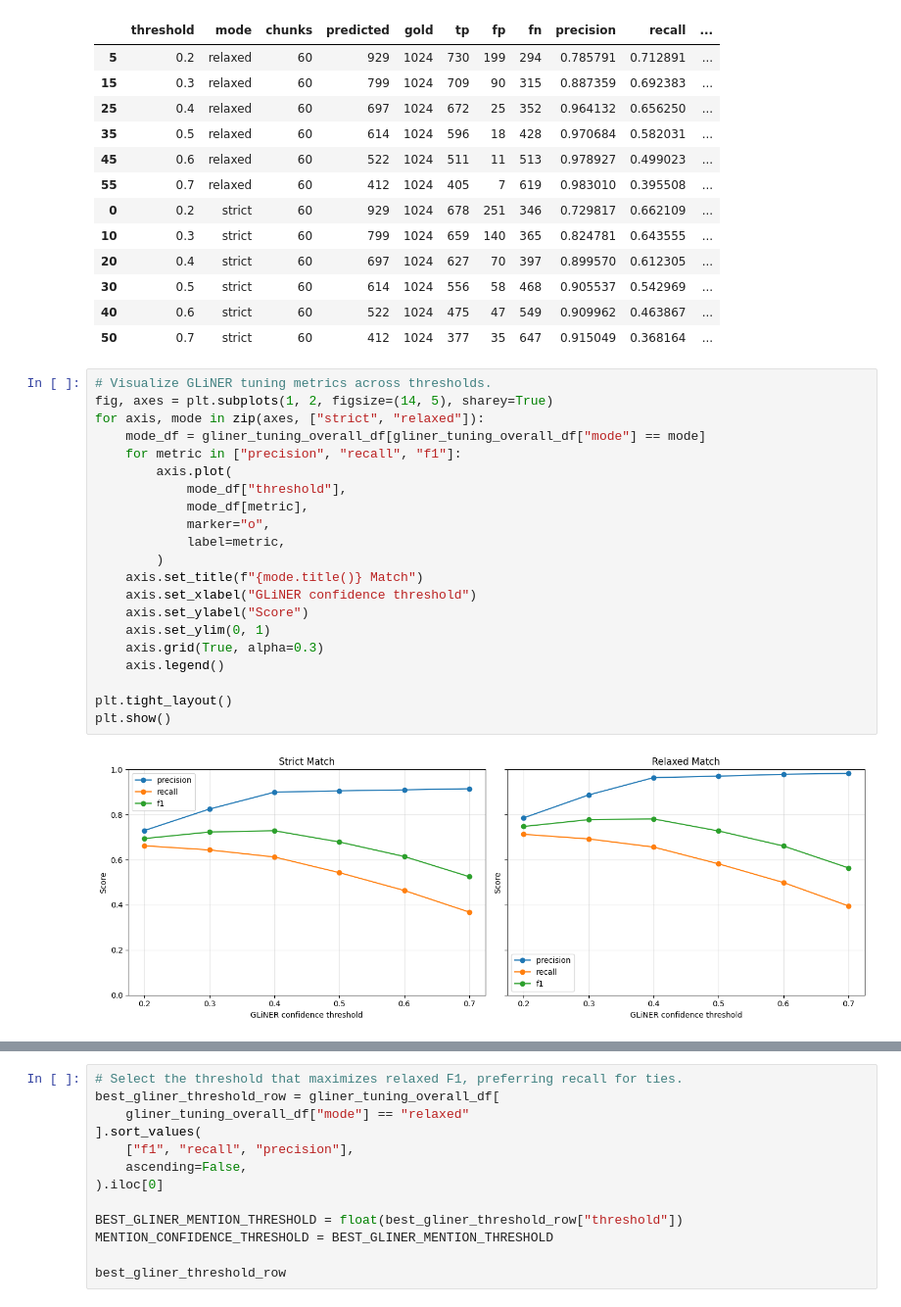
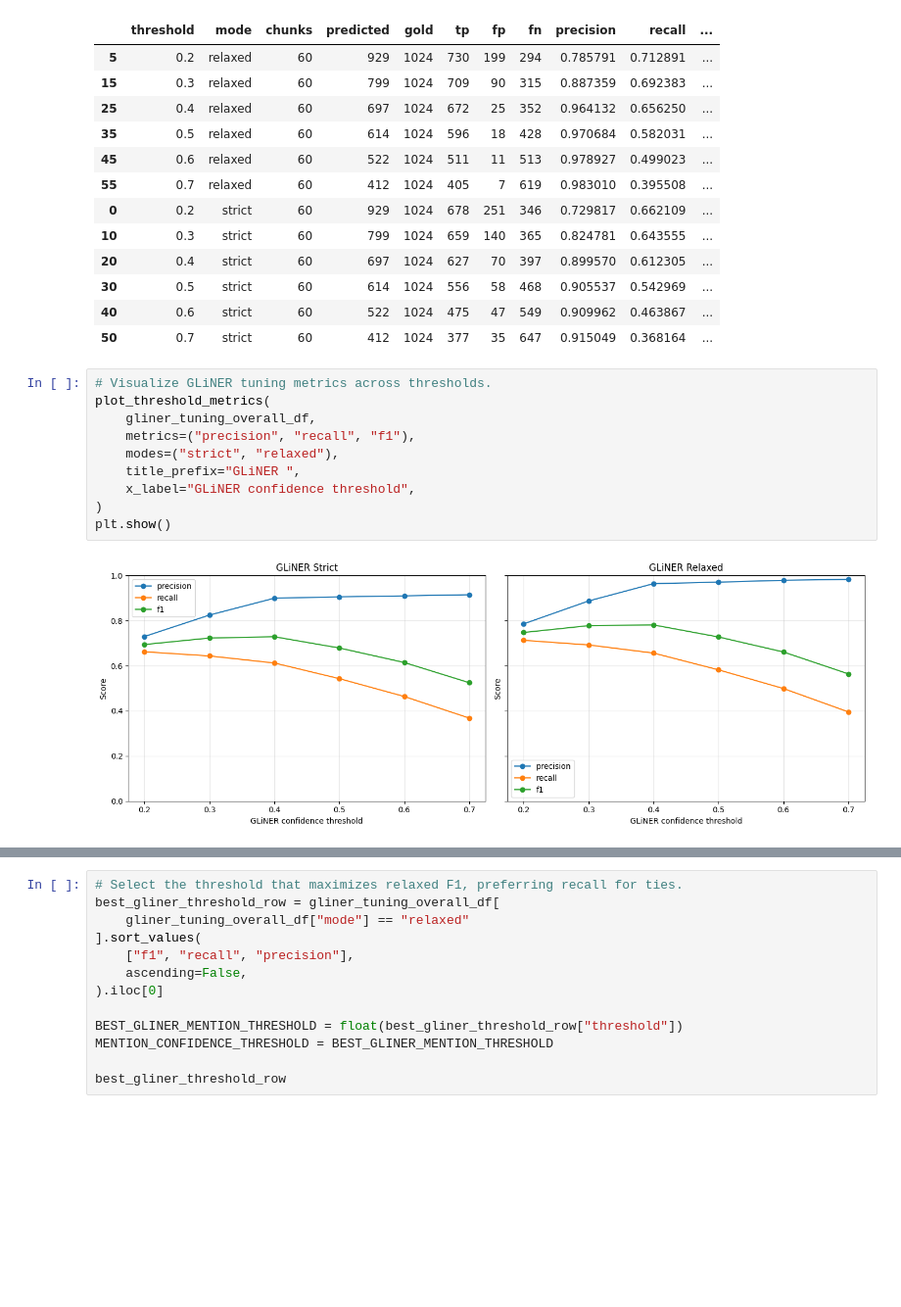
Before and after one commit to plminh-sdh/Design-and-Evaluation-of-Secure-Retrieval-Augmented-Systems-for-Large-Scale-Digital-Archives, a Jupyter notebook: Database.ipynb, the cells around one changed output, grey strips where cells are left out. Shown at 98% size. Drawn from its saved outputs; the diff is of its cells as text; blank space fills up the shorter version.

```diff
--- a/Database.ipynb
+++ b/Database.ipynb
@@ -2241,29 +2255,18 @@ gliner_tuning_overall_df[[
 | 30 | 0.5 | strict | 60 | 614 | 1024 | 556 | 58 | 468 | 0.905537 | 0.542969 | ... |
 | 40 | 0.6 | strict | 60 | 522 | 1024 | 475 | 47 | 549 | 0.909962 | 0.463867 | ... |
 | 50 | 0.7 | strict | 60 | 412 | 1024 | 377 | 35 | 647 | 0.915049 | 0.368164 | ... |
-# %%
-# Visualize GLiNER tuning metrics across thresholds.
-fig, axes = plt.subplots(1, 2, figsize=(14, 5), sharey=True)
-for axis, mode in zip(axes, ["strict", "relaxed"]):
-    mode_df = gliner_tuning_overall_df[gliner_tuning_overall_df["mode"] == mode]
-    for metric in ["precision", "recall", "f1"]:
-        axis.plot(
-            mode_df["threshold"],
-            mode_df[metric],
-            marker="o",
-            label=metric,
-        )
-    axis.set_title(f"{mode.title()} Match")
-    axis.set_xlabel("GLiNER confidence threshold")
-    axis.set_ylabel("Score")
-    axis.set_ylim(0, 1)
-    axis.grid(True, alpha=0.3)
-    axis.legend()
-
-plt.tight_layout()
-plt.show()
-# %% [output]
-[figure, removed]
+# %%
+# Visualize GLiNER tuning metrics across thresholds.
+plot_threshold_metrics(
+    gliner_tuning_overall_df,
+    metrics=("precision", "recall", "f1"),
+    modes=("strict", "relaxed"),
+    title_prefix="GLiNER ",
+    x_label="GLiNER confidence threshold",
+)
+plt.show()
+# %% [output]
+[figure, added]
 # %%
 # Visualize relaxed F1 by modality across thresholds.
 gliner_tuning_modality_df = gliner_tuning_results_df[
```
Also changed, not shown: parts of 21 cells of this notebook, 2 other files.
